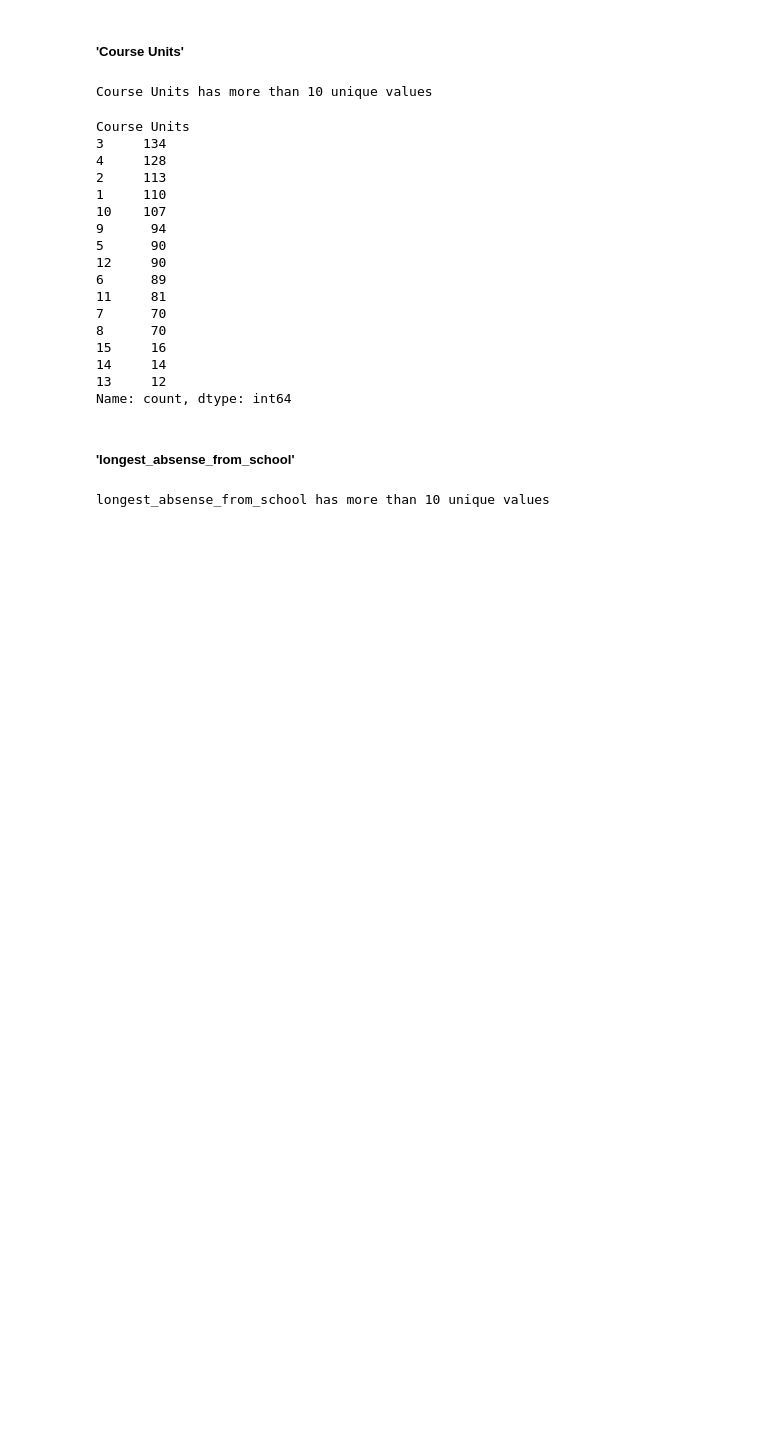
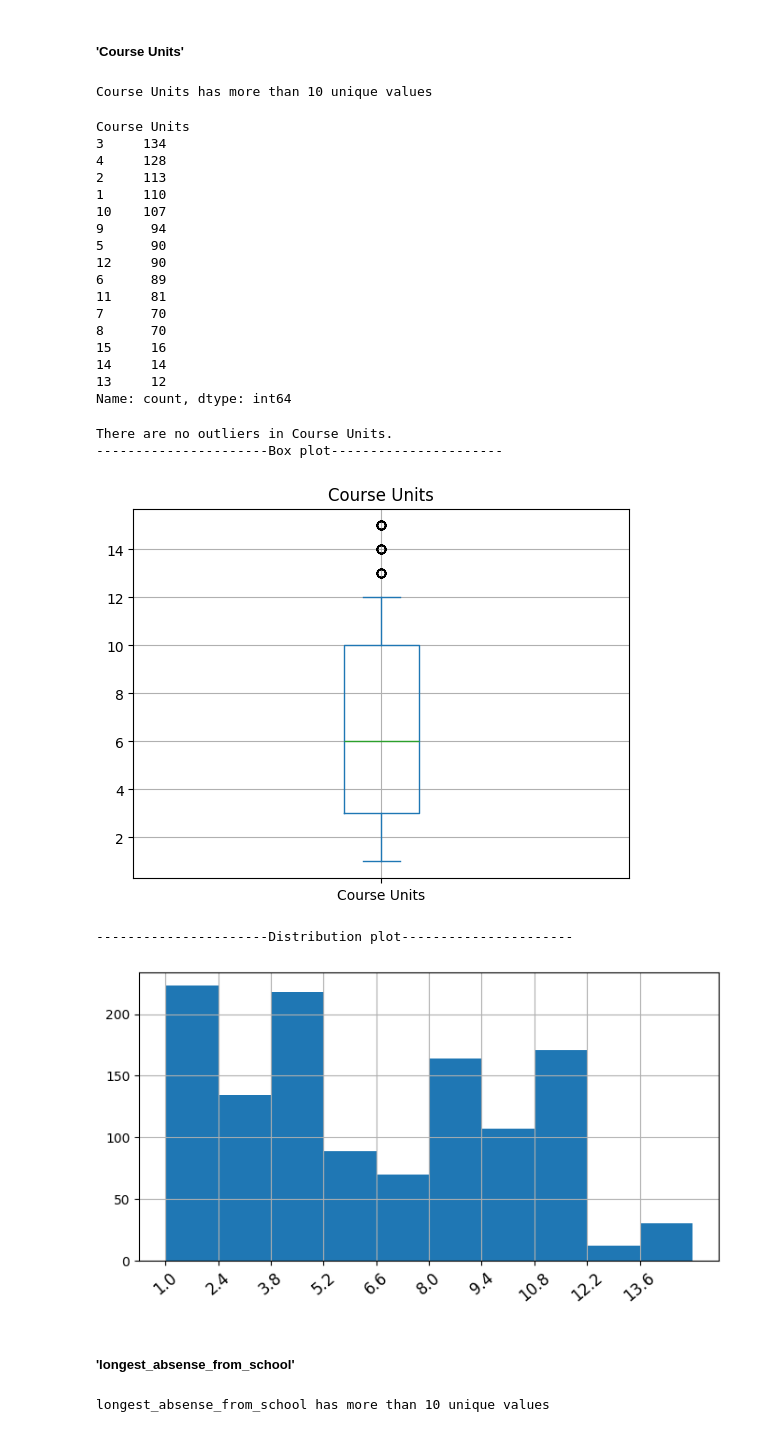
Before and after one commit to mjvillamayor/IST340-Final-Project, a Jupyter notebook: KDDM_Project.ipynb, the cells around one changed output. Saved outputs shown, nothing was run; the diff lists cells and outputs as text; code cells hidden in the pictures; blank space fills up the shorter version.

Commit message:
Modified Data Exploration section

```diff
--- a/KDDM_Project.ipynb
+++ b/KDDM_Project.ipynb
@@ -1038,6 +1108,15 @@ Course Units
 14     14
 13     12
 Name: count, dtype: int64
+# %%
+df['Course Units'] = df['Course Units'].astype('Int64')
+fun.data_exploration(df, 'Course Units')
+# %% [output]
+There are no outliers in Course Units.
+----------------------Box plot----------------------
+[figure, added]
+----------------------Distribution plot----------------------
+[figure, added]
 # %% [markdown]
 ##### 'longest_absense_from_school'
 # %%
```
Also changed, not shown: parts of 14 cells of this notebook, 1 other file.
